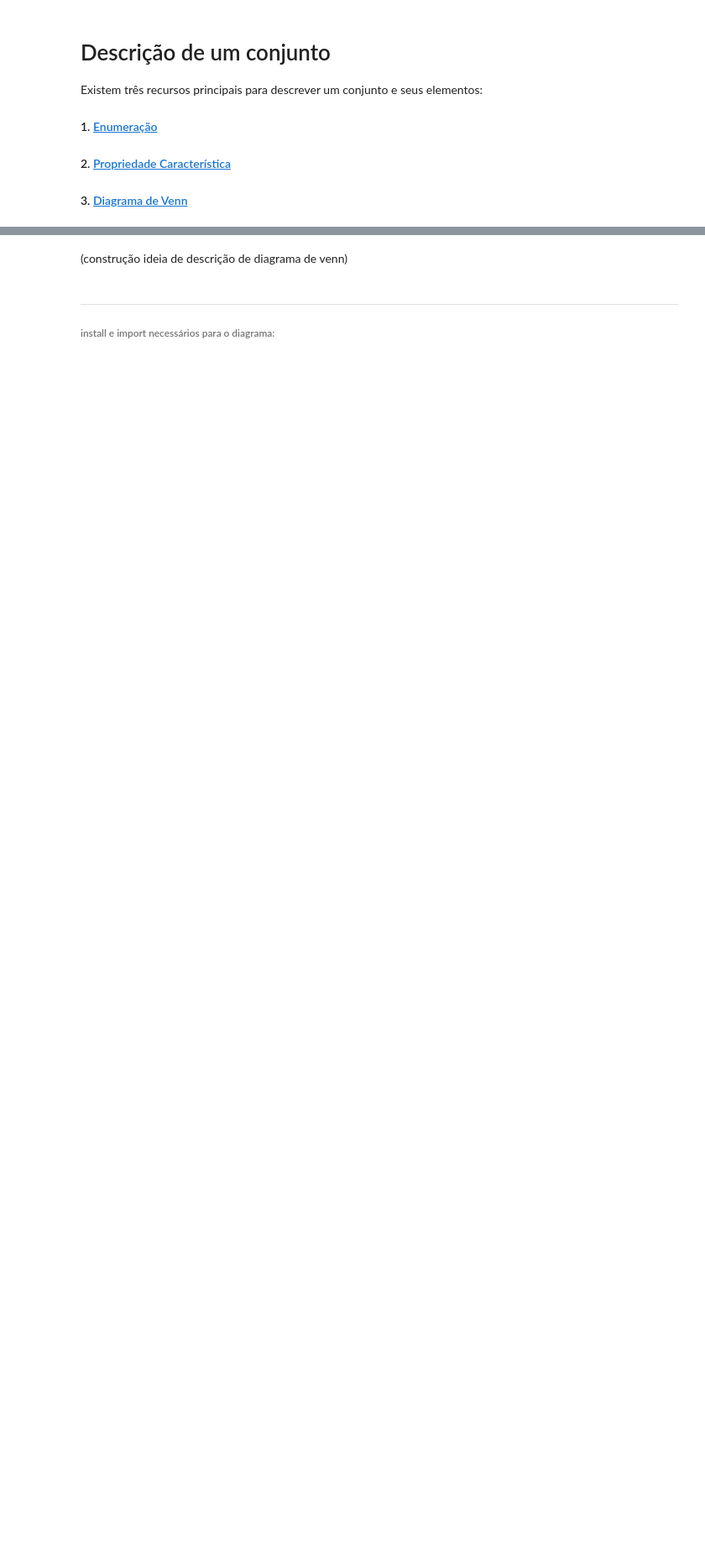
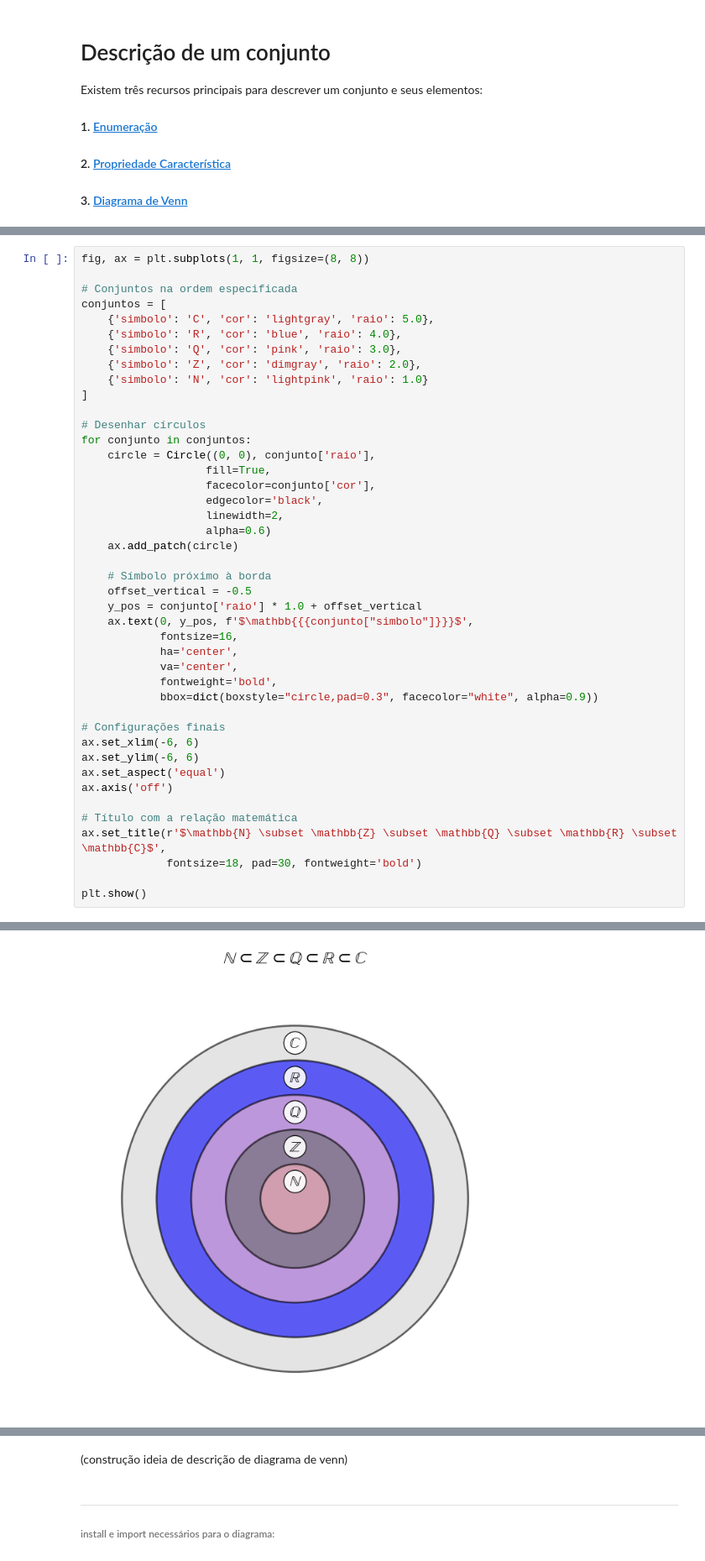
Before and after one commit to djenole/lab-calc-UERJ, a Jupyter notebook: lab_calc_grupo1.ipynb, the cells around one changed output, grey strips where cells are left out. Shown: that part at 84% size. Drawn from its saved outputs; the diff is of its cells as text; blank space fills up the shorter version.

```diff
--- a/lab_calc_grupo1.ipynb
+++ b/lab_calc_grupo1.ipynb
@@ -178,0 +379,44 @@ plt.show()
+# %%
+fig, ax = plt.subplots(1, 1, figsize=(8, 8))
+
+# Conjuntos na ordem especificada
+conjuntos = [
+    {'simbolo': 'C', 'cor': 'lightgray', 'raio': 5.0},
+    {'simbolo': 'R', 'cor': 'blue', 'raio': 4.0},
+    {'simbolo': 'Q', 'cor': 'pink', 'raio': 3.0},
+    {'simbolo': 'Z', 'cor': 'dimgray', 'raio': 2.0},
+    {'simbolo': 'N', 'cor': 'lightpink', 'raio': 1.0}
+]
+
+# Desenhar círculos
+for conjunto in conjuntos:
+    circle = Circle((0, 0), conjunto['raio'],
+                   fill=True,
+                   facecolor=conjunto['cor'],
+                   edgecolor='black',
+                   linewidth=2,
+                   alpha=0.6)
+    ax.add_patch(circle)
+
+    # Símbolo próximo à borda
+    offset_vertical = -0.5
+    y_pos = conjunto['raio'] * 1.0 + offset_vertical
+    ax.text(0, y_pos, f'$\mathbb{{{conjunto["simbolo"]}}}$',
+            fontsize=16,
+            ha='center',
+            va='center',
+            fontweight='bold',
+            bbox=dict(boxstyle="circle,pad=0.3", facecolor="white", alpha=0.9))
+
+# Configurações finais
+ax.set_xlim(-6, 6)
+ax.set_ylim(-6, 6)
+ax.set_aspect('equal')
+ax.axis('off')
+
+# Título com a relação matemática
+ax.set_title(r'$\mathbb{N} \subset \mathbb{Z} \subset \mathbb{Q} \subset \mathbb{R} \subset \mathbb{C}$',
+             fontsize=18, pad=30, fontweight='bold')
+
+plt.show()
+# %% [output]
@@ -178,0 +430 @@ plt.show()
+[figure, added]
```
Also changed, not shown: parts of 17 cells of this notebook.
